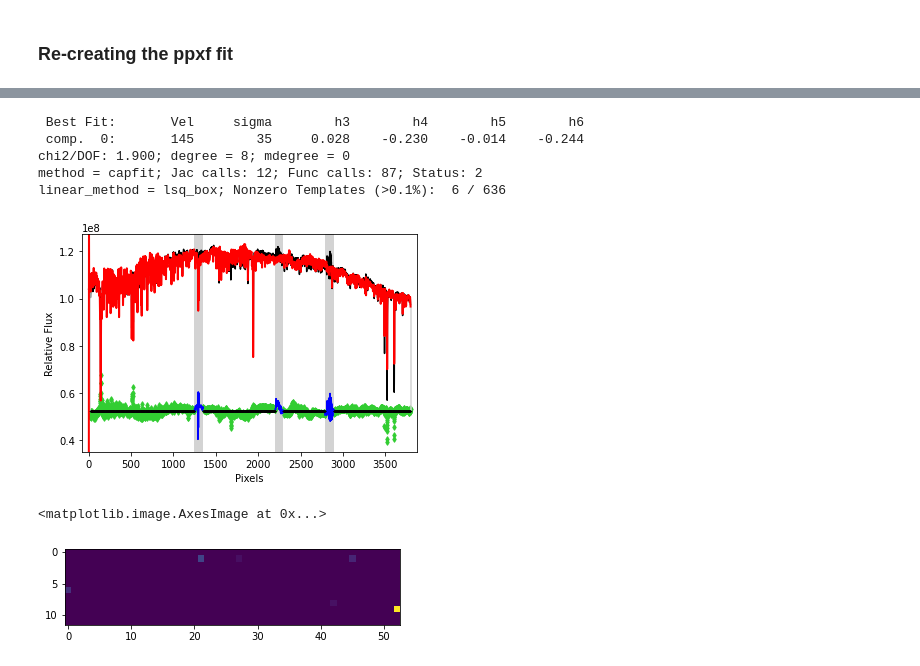
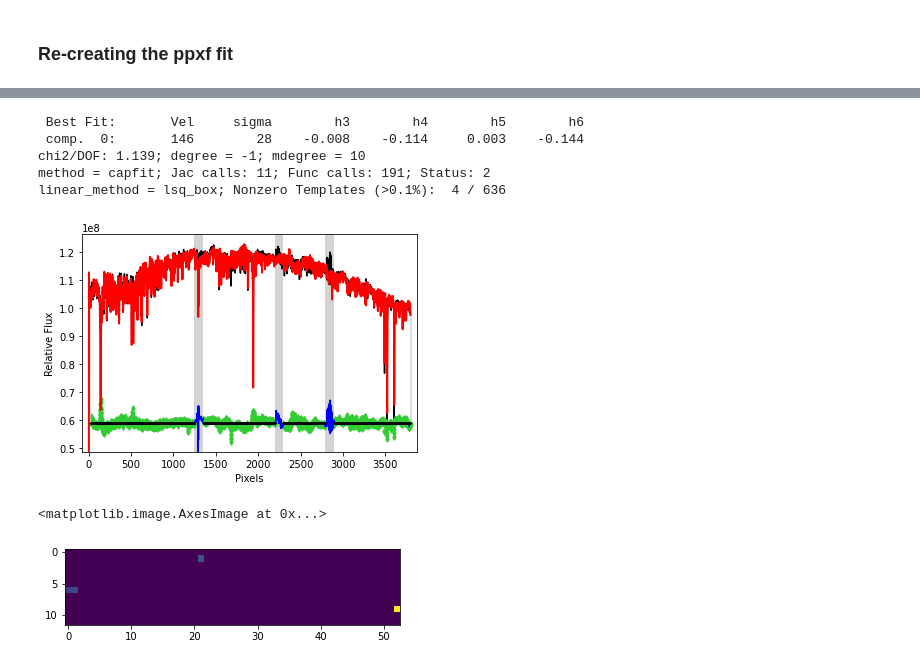
Before and after one commit to prashjet/uq4pk, a Jupyter notebook: notebooks/M54_data.ipynb, the cells around one changed output, grey strips where cells are left out. Saved outputs shown, nothing was run; the diff lists cells and outputs as text; code cells hidden in the pictures.

```diff
--- a/notebooks/M54_data.ipynb
+++ b/notebooks/M54_data.ipynb
@@ -129,26 +212,12 @@ from ppxf import ppxf
 # %%
-templates = ssps.Xw
-galaxy = m54_data.y
-noise = m54_data.noise_level
-velscale = ssps.dv
-start = [0., 30., 0., 0.]
-bounds = [[-500,500], [3,300.], [-0.3,0.3], [-0.3,0.3], [-0.3,0.3], [-0.3,0.3]]
-moments = 6
-mask = m54_data.mask
-
-# final pixel is NAN, breaks PPXF even though this is masked, so remove it here manually
-templates = templates[:-1,:]
-galaxy = galaxy[:-1]
-noise = noise[:-1]
-mask = mask[:-1]
-
-ppxf_fit = ppxf.ppxf(
+ppxf_fit_mdegree = ppxf.ppxf(
     templates,
     galaxy,
     noise,
     velscale,
     start=start,
-    degree=8,
+    degree=-1,
+    mdegree=10,
     moments=moments,
     bounds=bounds,
     regul=0,
@@ -156,17 +225,17 @@ ppxf_fit = ppxf.ppxf(
 )
 # %% [output]
  Best Fit:       Vel     sigma        h3        h4        h5        h6
- comp.  0:       145        35     0.028    -0.230    -0.014    -0.244
-chi2/DOF: 1.900; degree = 8; mdegree = 0
-method = capfit; Jac calls: 12; Func calls: 87; Status: 2
-linear_method = lsq_box; Nonzero Templates (>0.1%):  6 / 636
+ comp.  0:       146        28    -0.008    -0.114     0.003    -0.144
+chi2/DOF: 1.139; degree = -1; mdegree = 10
+method = capfit; Jac calls: 11; Func calls: 191; Status: 2
+linear_method = lsq_box; Nonzero Templates (>0.1%):  4 / 636
 # %%
-ppxf_fit.plot()
+ppxf_fit_mdegree.plot()
 # %% [output]
-[figure, old version]
+[figure, new version]
 # %%
-img = np.reshape(ppxf_fit.weights, ssps.par_dims).T
+img = np.reshape(ppxf_fit_mdegree.weights, ssps.par_dims).T
 plt.imshow(orient_image(img))
 # %% [output]
 <matplotlib.image.AxesImage at 0x...>
-[figure, old version]
+[figure, new version]
```
Also changed, not shown: parts of 14 cells of this notebook.
